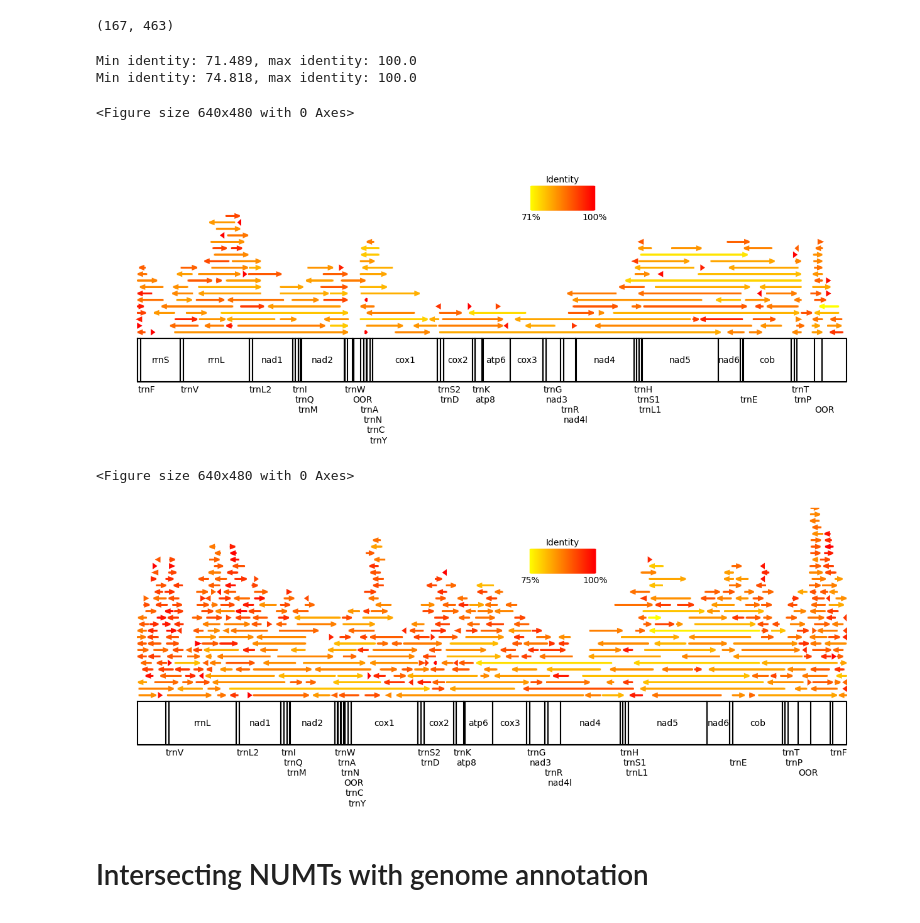
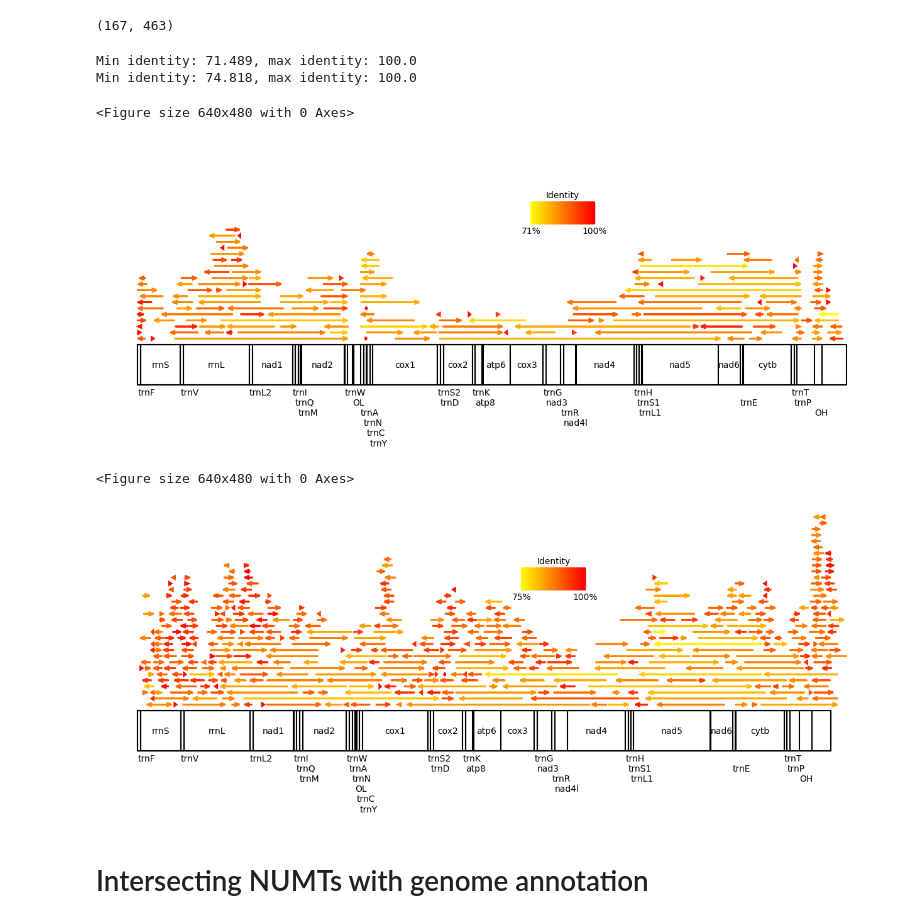
Before and after one commit to Saluev/ellobius, a Jupyter notebook: Research.ipynb, the cells around one changed output. Saved outputs shown, nothing was run; the diff lists cells and outputs as text; code cells hidden in the pictures.

Commit message:
Update visualization

```diff
--- a/Research.ipynb
+++ b/Research.ipynb
@@ -310,23 +310,25 @@ def calculate_mtdna_start(gff_f):
     raise RuntimeError("couldn't determine mtDNA start")
 
 
-def render_mtdna_with_numts(gff_f, alignments, mtdna_length):
+def render_mtdna_with_numts(gff_f, alignments, mtdna_start, mtdna_length):
     fig = plt.figure(figsize=(16, 6))
     plt.axis('off')
-    plt.ylim(-0.5, 4)
+    plt.ylim(-0.5, 4.3)
 
     TOP = 1
     BOTTOM = 0.333
 
     plt.plot([0, mtdna_length, mtdna_length, 0, 0], [TOP, TOP, BOTTOM, BOTTOM, TOP], color="black")
 
-    def make_label(kind, id):
+    def make_label(kind, id, start):
         if kind == "gene" or kind == "ncRNA_gene":
-            return id.removeprefix("gene-").removeprefix("gene_")
+            label = id.removeprefix("gene-").removeprefix("gene_")
+            label = {"cob": "cytb"}.get(label, label)
+            return label
         if kind == "D_loop":
             return "D-loop"
         if kind == "origin_of_replication":
-            return "OOR"
+            return "OL" if start < mtdna_length // 2 else "OH"
 
     previous_gene_starts = []
     for i, line in enumerate(gff_f):
@@ -338,12 +340,13 @@ def render_mtdna_with_numts(gff_f, alignments, mtdna_length):
         end = (end - mtdna_start + mtdna_length) % mtdna_length
         details = {k: v for part in details.split(";") for k, v in [part.split("=")]}
         if kind in ("D_loop", "gene", "ncRNA_gene", "origin_of_replication"):
+            label = make_label(kind, details["ID"], start)
             plt.plot([start, end, end, start, start], [TOP, TOP, BOTTOM, BOTTOM, TOP], color="black")
             if end - start < 500:
-                close_genes = sum(1 for s in previous_gene_starts if start - s < 600)
-                plt.text(start, BOTTOM - 0.05, "\n" * close_genes + make_label(kind, details["ID"]), verticalalignment='top')
+                close_genes = sum(1 for s in previous_gene_starts if 0 < start - s < 600)
+                plt.text(start, BOTTOM - 0.05, "\n" * close_genes + label, verticalalignment='top')
             else:
-                plt.text((start + end)/2, (TOP + BOTTOM)/2, make_label(kind, details["ID"]), horizontalalignment='center', verticalalignment='center')
+                plt.text((start + end)/2, (TOP + BOTTOM)/2, label, horizontalalignment='center', verticalalignment='center')
             previous_gene_starts.append(start)
 
     min_identity = min(float(a.identity) for a in alignments)
@@ -361,6 +364,9 @@ def render_mtdna_with_numts(gff_f, alignments, mtdna_length):
         else:
             arrow_start, arrow_offset = alignment.end, alignment.start - alignment.end
         arrow_start = (arrow_start - mtdna_start + mtdna_length) % mtdna_length
+        if arrow_start + arrow_offset < 0:
+            arrow_start += mtdna_length
+
         plt.arrow(arrow_start, BASE + OFFSET * i, arrow_offset, 0, color=rgb, linewidth=2, length_includes_head=True, head_length=min(100, abs(arrow_offset)), head_width=0.05)
         # plt.text((alignment.start + alignment.end)/2, BASE + OFFSET * i, f"{round(float(alignment.identity))}%", horizontalalignment='center', verticalalignment='top')
         row.append(alignment)
@@ -369,37 +375,37 @@ def render_mtdna_with_numts(gff_f, alignments, mtdna_length):
     GRADIENT_END = int(mtdna_length * 0.6) + 1500 // 2
     GRADIENT_TOP = 3.35
     GRADIENT_BOTTOM = 3.0
 
     for i in range(GRADIENT_END - GRADIENT_START + 1):
         alpha = i / (GRADIENT_END - GRADIENT_START)
         identity = max(min_identity, min(min_identity + alpha * (max_identity - min_identity), max_identity))
         rgb = (1.0, 1.0 * (1 - alpha), 0.0)
         plt.plot([GRADIENT_START + i, GRADIENT_START + i], [GRADIENT_BOTTOM, GRADIENT_TOP], color=rgb)
 
     plt.text((GRADIENT_START + GRADIENT_END)/2, GRADIENT_TOP + 0.05, "Identity", horizontalalignment="center", verticalalignment="bottom")
     plt.text(GRADIENT_START, GRADIENT_BOTTOM - 0.05, f"{round(min_identity)}%", horizontalalignment="center", verticalalignment="top")
     plt.text(GRADIENT_END, GRADIENT_BOTTOM - 0.05, f"{round(max_identity)}%", horizontalalignment="center", verticalalignment="top");
 
 
 with open("data/ELUT_bond.gff") as f:
     lutescens_mtdna_start = calculate_mtdna_start(f)
 
 with open("data/ETAL_bond.gff") as f:
     talpinus_mtdna_start = calculate_mtdna_start(f)
 
 plt.figure()
 with open("data/ELUT_bond.gff") as f:
-    render_mtdna_with_numts(f, lutescens_alignments, lutescens_mtdna_length)
+    render_mtdna_with_numts(f, lutescens_alignments, lutescens_mtdna_start, lutescens_mtdna_length)
 plt.figure()
 with open("data/ETAL_bond.gff") as f:
-    render_mtdna_with_numts(f, talpinus_alignments, talpinus_mtdna_length)
+    render_mtdna_with_numts(f, talpinus_alignments, talpinus_mtdna_start, talpinus_mtdna_length)
 # %% [output]
 Min identity: 71.489, max identity: 100.0
 Min identity: 74.818, max identity: 100.0
 <Figure size 640x480 with 0 Axes>
-[figure, old version]
+[figure, new version]
 <Figure size 640x480 with 0 Axes>
-[figure, old version]
+[figure, new version]
 # %% [markdown]
 # Intersecting NUMTs with genome annotation
 # %%
```
Also changed, not shown: parts of 8 cells of this notebook, 1 other file.
